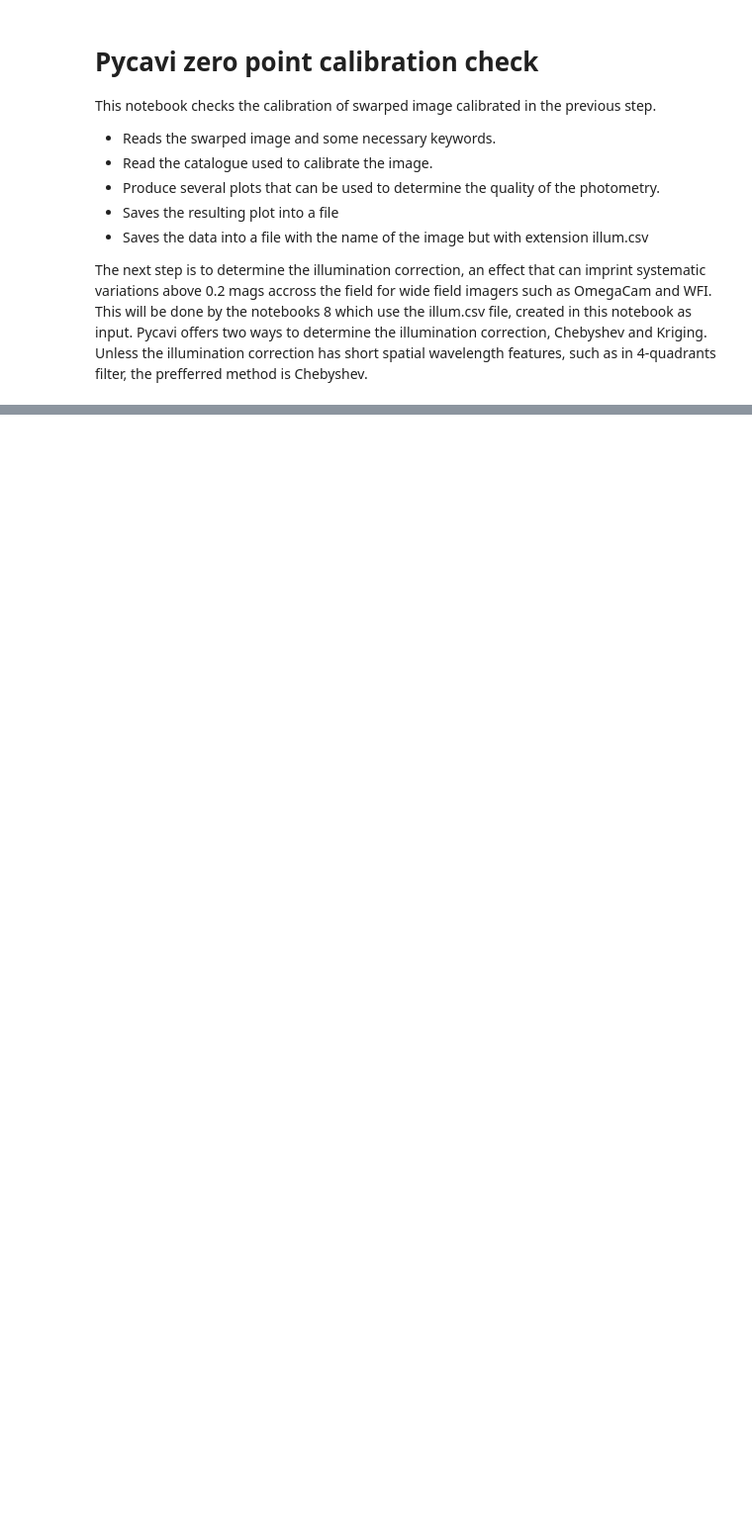
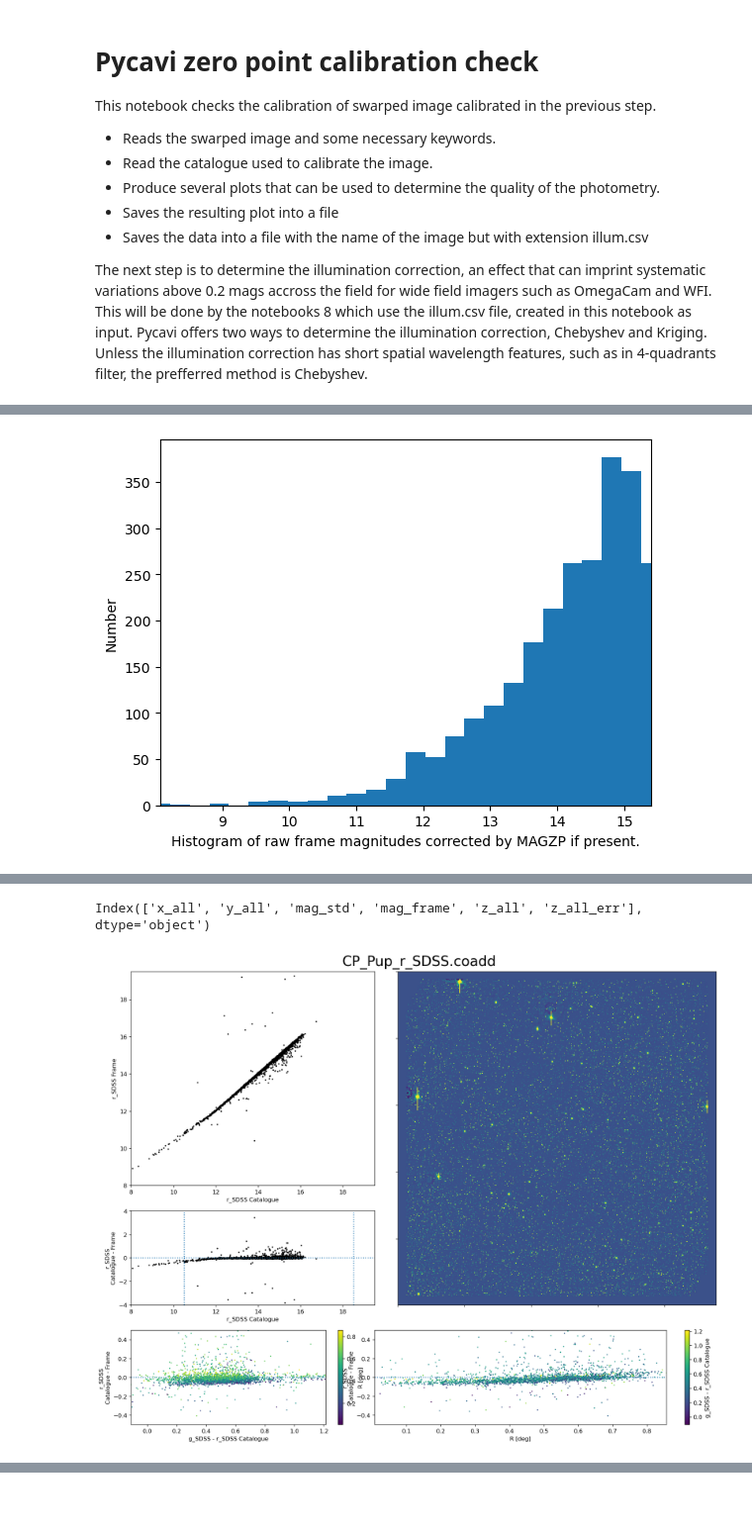
Before and after one commit to fselman/wenu-imaging, a Jupyter notebook: notebooks/07b_pycavi_zpcal_qc.ipynb, the cells around one changed output, grey strips where cells are left out. Shown at 99% size. Cells and saved outputs as stored; diff of their text form; code cells hidden in the pictures; blank space fills up the shorter version.

```diff
--- a/notebooks/07b_pycavi_zpcal_qc.ipynb
+++ b/notebooks/07b_pycavi_zpcal_qc.ipynb
@@ -101,7 +106,7 @@ for i in range(len(images_to_check)):
 # idx_selected = [3]
 #
 
-idx_selected = [0]    # Keep empty to check all files
+idx_selected = [1]    # Keep empty to check all files
 for i in range(len(images_to_check)):
 
     # skip indices not in list idx_selected
@@ -172,3 +177,4 @@ for i in range(len(images_to_check)):
     plot_residuals(x_subset, z_subset, ylim=(-0.25, 0.25))
 
     logging.info("-------Done-------")
+# %% [output]
@@ -174,0 +198 @@ for i in range(len(images_to_check)):
+[figure, added]
@@ -174,0 +208,2 @@ for i in range(len(images_to_check)):
+Index(['x_all', 'y_all', 'mag_std', 'mag_frame', 'z_all', 'z_all_err'], dtype='object')
+[figure, added]
```
Also changed, not shown: parts of 5 cells of this notebook, 14 other files.
